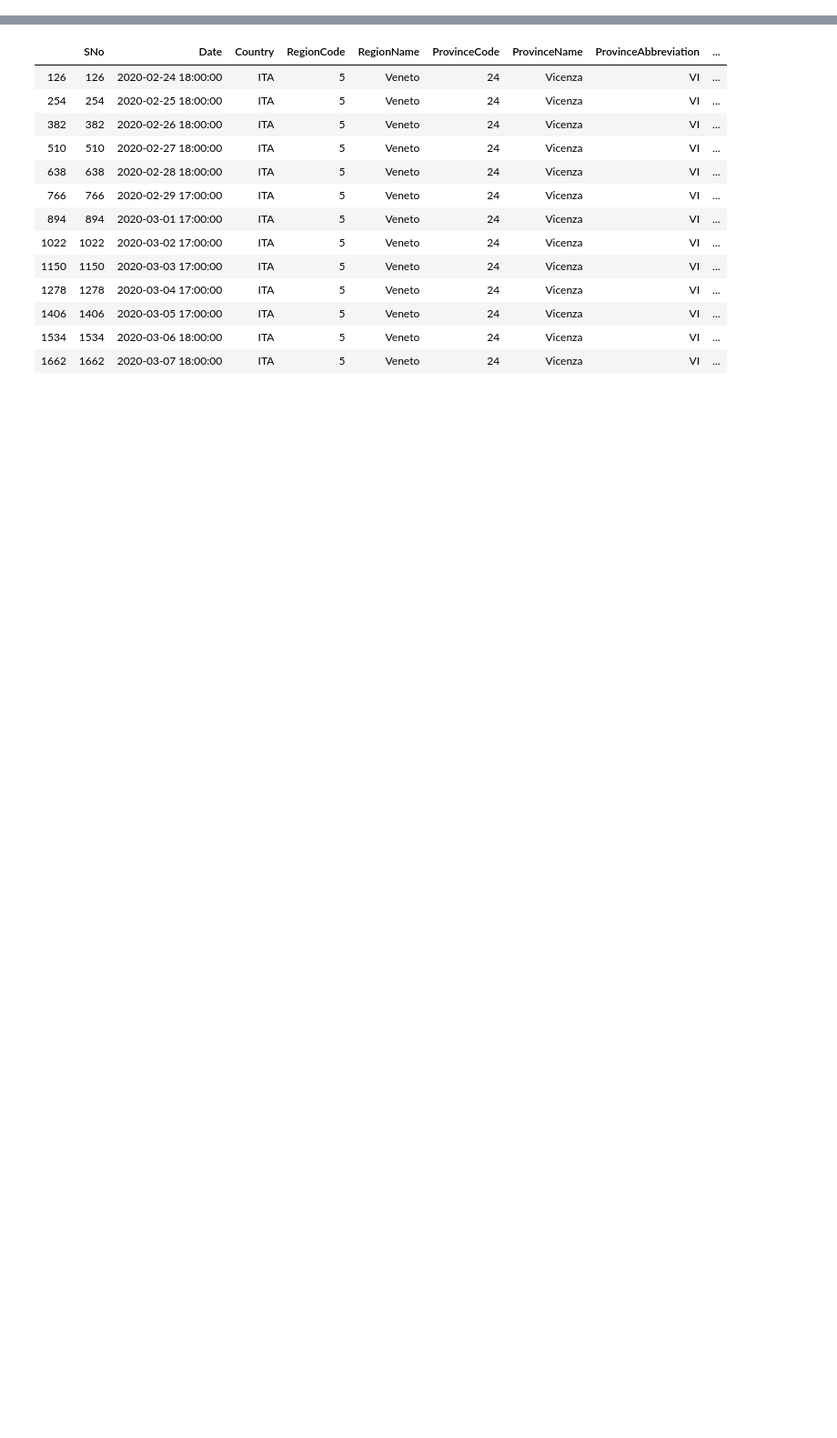
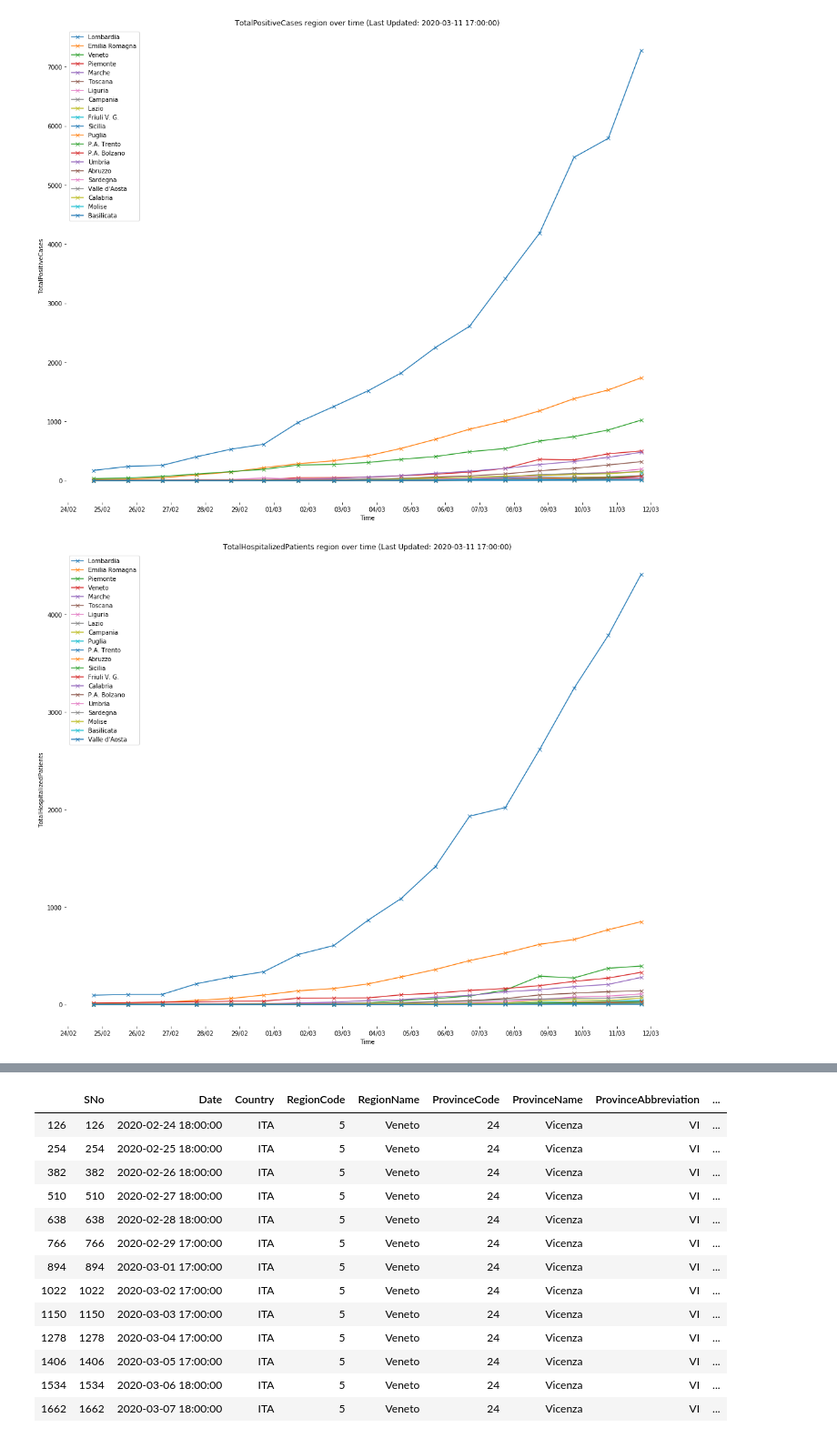
Before and after one commit to m322/portfolio, a Jupyter notebook: covid-19/exploratory_analysis.ipynb, the cells around one changed output, grey strips where cells are left out. Shown at 91% size. Cells and saved outputs as stored; diff of their text form; code cells hidden in the pictures; blank space fills up the shorter version.

Commit message:
daily charts at region level

```diff
--- a/covid-19/exploratory_analysis.ipynb
+++ b/covid-19/exploratory_analysis.ipynb
@@ -6,10 +23,9 @@ italy_region = pd.read_csv("./data/covid19_italy_region.csv")
 # %%
-print(f"Dates: {italy_region['Date'].min()} - {italy_region['Date'].max()}")
+first_date = italy_region['Date'].min()
+last_date = italy_region['Date'].max()
+print(f"Dates: {first_date} - {last_date}")
 print(f'{italy_region.shape} samples, attributes')
-italy_region_data_cols = ['Date', 'HospitalizedPatients', 'IntensiveCarePatients',
-       'TotalHospitalizedPatients', 'HomeConfinement', 'CurrentPositiveCases',
-       'NewPositiveCases', 'Recovered', 'Deaths', 'TotalPositiveCases',
-       'TestsPerformed']
-italy_region[italy_region_data_cols].max()
+# RegionName is irrelevant for the max statistics
+italy_region[filter(lambda col : col != 'RegionName', italy_region_data_cols)].max()
 # %% [output]
 Dates: 2020-02-24 18:00:00 - 2020-03-11 17:00:00
@@ -26,14 +42,3 @@ Deaths                                       617
 TotalPositiveCases                          7280
 TestsPerformed                             25629
 dtype: object
-# %%
-plt.figure(figsize=(15, 7))
-for region in set(italy_region['RegionName'].values):
-    plt.plot(italy_region[italy_region['RegionName'] == region]['Date'],
-             italy_region[italy_region['RegionName'] == region]['CurrentPositiveCases'],
-             label = region)
-plt.xlabel('Time')
-plt.ylabel('CurrentPositiveCases')
-plt.title('Current Positive Cases per region over time')
-# add a legend with legend entries (because we didn't have labels when we plotted the data series)
-plt.legend()
@@ -42,0 +74,21 @@ plt.legend()
+# %%
+for stat in ['TotalPositiveCases', 'TotalHospitalizedPatients', 'Deaths', 'TestsPerformed']:
+    plt.figure(figsize=(15, 12))
+    for region in italy_region[italy_region['Date']==last_date].sort_values(by=stat, ascending=False)['RegionName']:
+        plt.plot(italy_region[italy_region['RegionName'] == region]['Date'],
+                 italy_region[italy_region['RegionName'] == region][stat],
+                 label=region,
+                 marker='x')
+    plt.xlabel('Time')
+    plt.ylabel(f'{stat}')
+    plt.title(f'{stat} per region over time (Last Updated: {last_date})')
+    plt.legend()
+    plt.box(False)
+    plt.tight_layout()
+    import matplotlib.dates as mdates
+    plt.gca().xaxis.set_major_locator(mdates.DayLocator())
+    plt.gca().xaxis.set_major_formatter(mdates.DateFormatter('%d/%m'))
+    plt.savefig(f'{OUTPUT_CHARTS_DIR}ita_region_{stat}.png', dpi=300)
+# %% [output]
+[figure, added]
+[figure, added]
```
Also changed, not shown: parts of 10 cells of this notebook.
